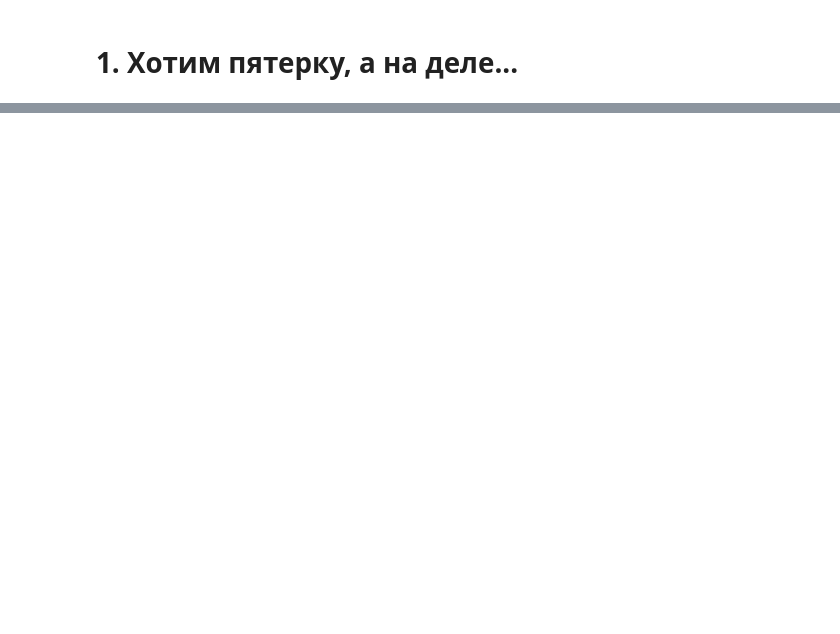
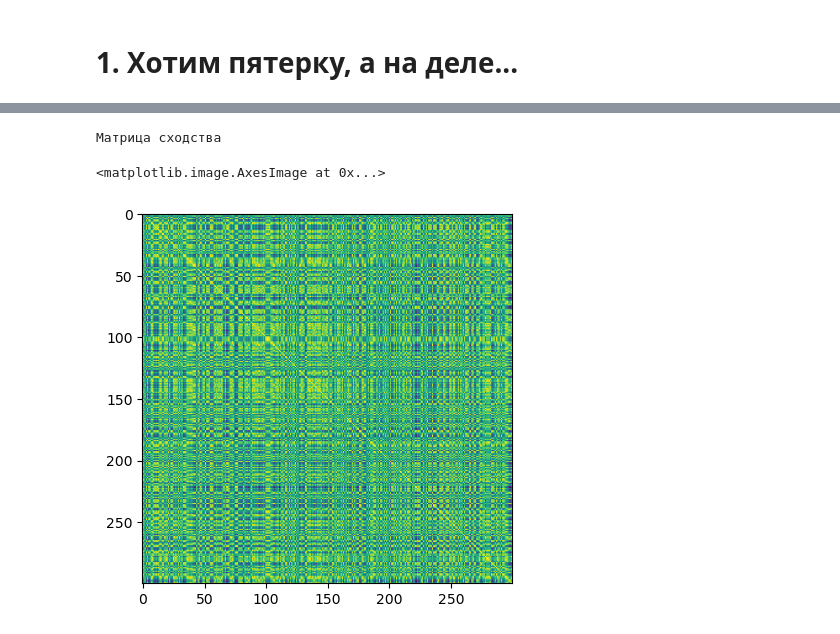
Before and after one commit to VDM0108/computational_mathematicks, a Jupyter notebook: hw-2/hw-2-4.ipynb, the cells around one changed output, grey strips where cells are left out. Cells and saved outputs as stored; diff of their text form; code cells hidden in the pictures; blank space fills up the shorter version.

```diff
--- a/hw-2/hw-2-4.ipynb
+++ b/hw-2/hw-2-4.ipynb
@@ -77,0 +130,7 @@ best Davies-Bouldin: 2
+# %%
+print('Матрица сходства')
+plt.imshow(M2,label='Матрица сходства')
+# %% [output]
+Матрица сходства
+<matplotlib.image.AxesImage at 0x...>
+[figure, added]
```
Also changed, not shown: parts of 10 cells of this notebook, 1 other file.
